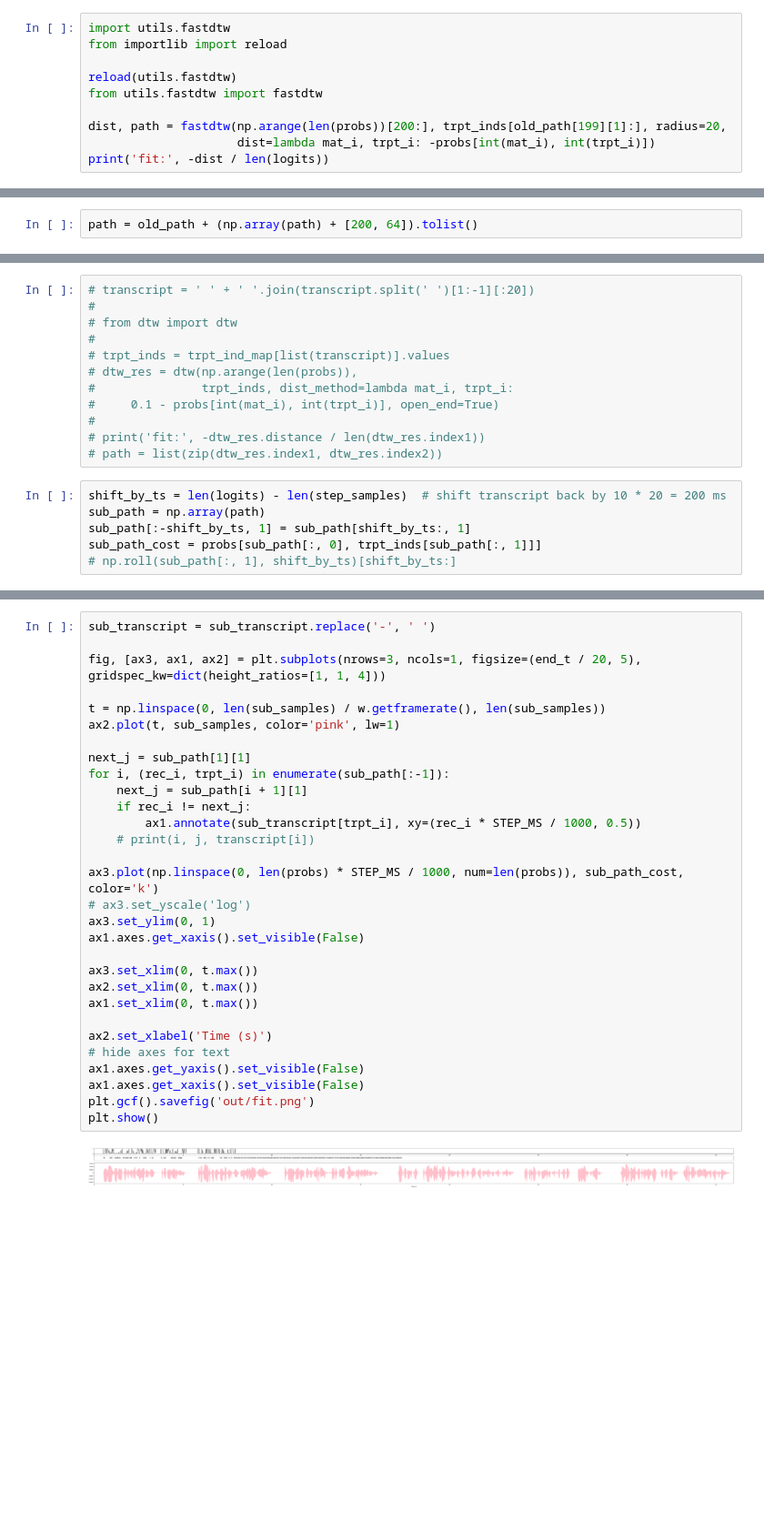
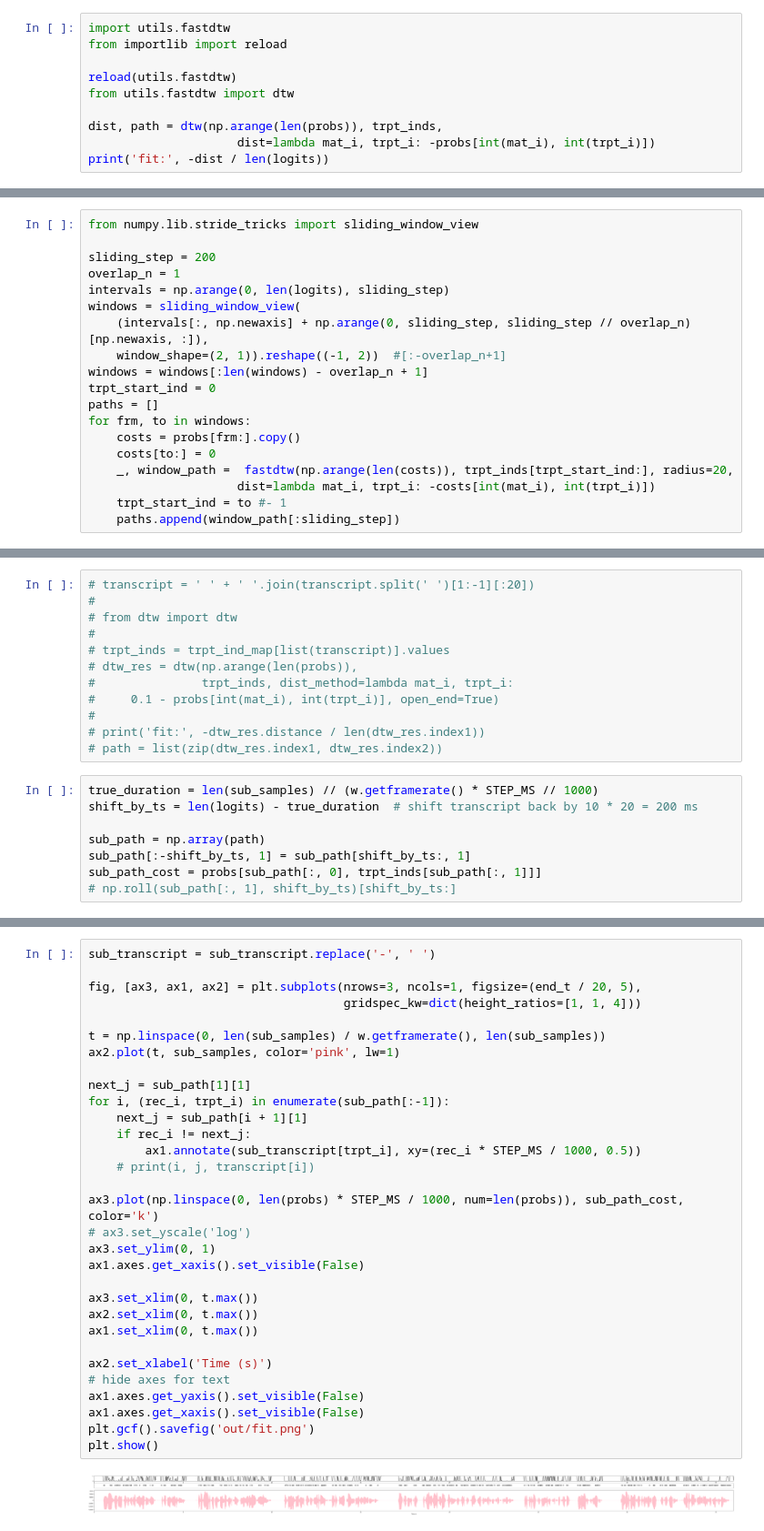
Before and after one commit to Breedoon/BookSync, a Jupyter notebook: __main__.ipynb, the cells around one changed output, grey strips where cells are left out. Shown: that part at 91% size. Saved outputs shown, nothing was run; the diff lists cells and outputs as text; blank space fills up the shorter version.

Commit message:
Removed radius for more perfect (though inefficient) matching

```diff
--- a/__main__.ipynb
+++ b/__main__.ipynb
@@ -181,8 +179,8 @@ import utils.fastdtw
 from importlib import reload
 
 reload(utils.fastdtw)
-from utils.fastdtw import fastdtw
+from utils.fastdtw import dtw
 
-dist, path = fastdtw(np.arange(len(probs))[200:], trpt_inds[old_path[199][1]:], radius=20,
+dist, path = dtw(np.arange(len(probs)), trpt_inds,
                      dist=lambda mat_i, trpt_i: -probs[int(mat_i), int(trpt_i)])
 print('fit:', -dist / len(logits))
@@ -220,2 +187,19 @@ old_path[-1]
-# %%
-path = old_path + (np.array(path) + [200, 64]).tolist()
+# %%
+from numpy.lib.stride_tricks import sliding_window_view
+
+sliding_step = 200
+overlap_n = 1
+intervals = np.arange(0, len(logits), sliding_step)
+windows = sliding_window_view(
+    (intervals[:, np.newaxis] + np.arange(0, sliding_step, sliding_step // overlap_n)[np.newaxis, :]),
+    window_shape=(2, 1)).reshape((-1, 2))  #[:-overlap_n+1]
+windows = windows[:len(windows) - overlap_n + 1]
+trpt_start_ind = 0
+paths = []
+for frm, to in windows:
+    costs = probs[frm:].copy()
+    costs[to:] = 0
+    _, window_path =  fastdtw(np.arange(len(costs)), trpt_inds[trpt_start_ind:], radius=20,
+                     dist=lambda mat_i, trpt_i: -costs[int(mat_i), int(trpt_i)])
+    trpt_start_ind = to #- 1
+    paths.append(window_path[:sliding_step])
@@ -252,7 +238,9 @@ for i in range(len(word_starts) - rolling_words + 1):
 # print('fit:', -dtw_res.distance / len(dtw_res.index1))
 # path = list(zip(dtw_res.index1, dtw_res.index2))
 # %%
-shift_by_ts = len(logits) - len(step_samples)  # shift transcript back by 10 * 20 = 200 ms
+true_duration = len(sub_samples) // (w.getframerate() * STEP_MS // 1000)
+shift_by_ts = len(logits) - true_duration  # shift transcript back by 10 * 20 = 200 ms
+
 sub_path = np.array(path)
 sub_path[:-shift_by_ts, 1] = sub_path[shift_by_ts:, 1]
 sub_path_cost = probs[sub_path[:, 0], trpt_inds[sub_path[:, 1]]]
@@ -260,32 +255,33 @@ sub_path_cost = probs[sub_path[:, 0], trpt_inds[sub_path[:, 1]]]
 # %%
 sub_transcript = sub_transcript.replace('-', ' ')
 
-fig, [ax3, ax1, ax2] = plt.subplots(nrows=3, ncols=1, figsize=(end_t / 20, 5), gridspec_kw=dict(height_ratios=[1, 1, 4]))
+fig, [ax3, ax1, ax2] = plt.subplots(nrows=3, ncols=1, figsize=(end_t / 20, 5),
+                                    gridspec_kw=dict(height_ratios=[1, 1, 4]))
 
 t = np.linspace(0, len(sub_samples) / w.getframerate(), len(sub_samples))
 ax2.plot(t, sub_samples, color='pink', lw=1)
 
 next_j = sub_path[1][1]
 for i, (rec_i, trpt_i) in enumerate(sub_path[:-1]):
     next_j = sub_path[i + 1][1]
     if rec_i != next_j:
         ax1.annotate(sub_transcript[trpt_i], xy=(rec_i * STEP_MS / 1000, 0.5))
     # print(i, j, transcript[i])
 
 ax3.plot(np.linspace(0, len(probs) * STEP_MS / 1000, num=len(probs)), sub_path_cost, color='k')
 # ax3.set_yscale('log')
 ax3.set_ylim(0, 1)
 ax1.axes.get_xaxis().set_visible(False)
 
 ax3.set_xlim(0, t.max())
 ax2.set_xlim(0, t.max())
 ax1.set_xlim(0, t.max())
 
 ax2.set_xlabel('Time (s)')
 # hide axes for text
 ax1.axes.get_yaxis().set_visible(False)
 ax1.axes.get_xaxis().set_visible(False)
 plt.gcf().savefig('out/fit.png')
 plt.show()
 # %% [output]
-[figure, old version]
+[figure, new version]
```
Also changed, not shown: parts of 18 cells of this notebook, 2 other files.
